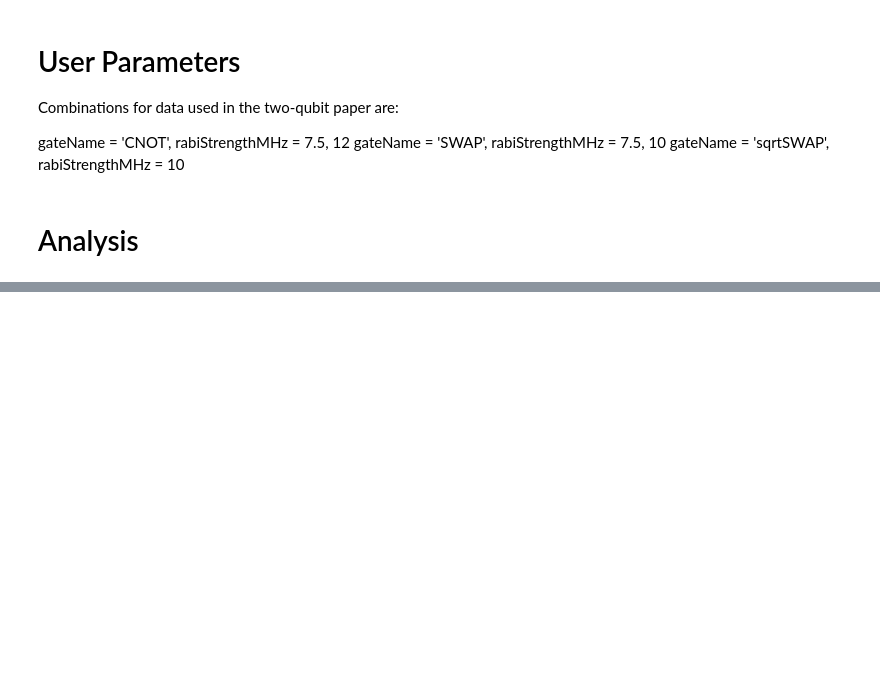
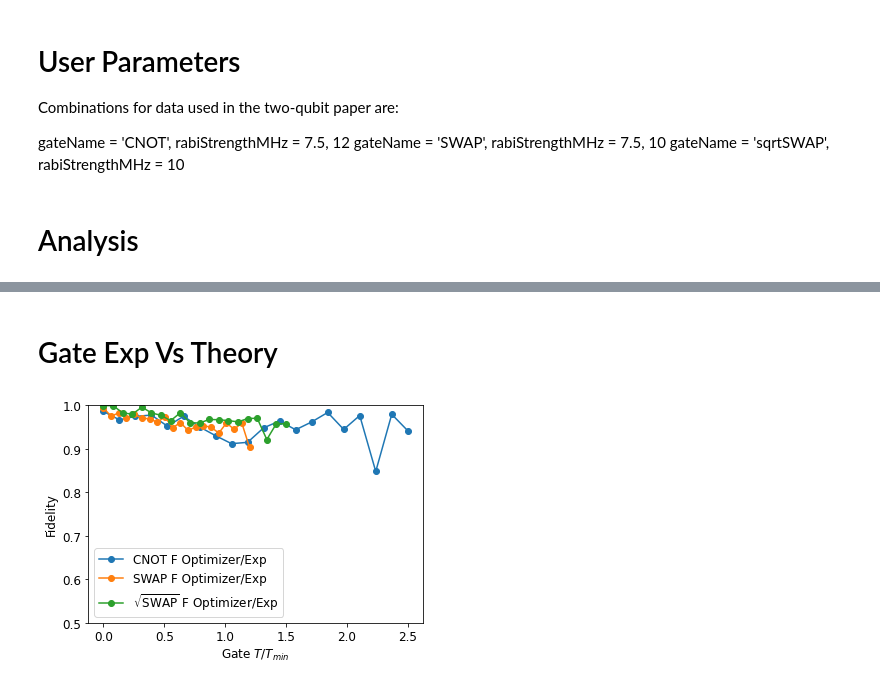
Before and after one commit to Borealis126/MinesExpAnalysis, a Jupyter notebook: analysis.ipynb, the cells around one changed output, grey strips where cells are left out. Drawn from its saved outputs; the diff is of its cells as text; code cells hidden in the pictures; blank space fills up the shorter version.

```diff
--- a/analysis.ipynb
+++ b/analysis.ipynb
@@ -10,10 +14,6 @@ Combinations for data used in the two-qubit paper are:
 gateName = 'CNOT', rabiStrengthMHz = 7.5, 12
 gateName = 'SWAP', rabiStrengthMHz = 7.5, 10
 gateName = 'sqrtSWAP', rabiStrengthMHz = 10
-# %%
-gateName = 'SWAP'
-rabiStrengthMHz = 10
-gateIndices = range(20)
 # %% [markdown]
 # Analysis
 # %%
@@ -58,0 +150,26 @@ fidelityCurve_noise(gateName, rabiStrengthMHz, gateDataVals, IFdict, IFdict_nois
+# %% [markdown]
+# Gate Exp Vs Theory
+# %%
+gateIndices = range(20)
+for exp in exps:
+    gateName, rabiStrengthMHz = exp
+    if gateName == 'sqrtSWAP':
+        labelGateName = '$\sqrt{\mathrm{SWAP}}$'
+    else:
+        labelGateName = gateName
+
+    date, basePath = expLocation(gateName, rabiStrengthMHz)
+    gateDataVals = gateData(gateName, basePath, date, gateIndices)
+    tomos = getTomos(basePath, date, gateIndices, gateDataVals)
+    IFdict = IFs(basePath, date, gateIndices, gateDataVals, tomos)
+
+    plt.plot(gateDataVals['G_T_theory'], 1-IFdict['G_IF_Exp_Theory'], 'o-', label=labelGateName+' F Optimizer/Exp')
+    plt.legend()
+    plt.xlabel('Gate T (units of $\pi/g_z$)')
+    plt.ylabel('Fidelity')
+    plt.ylim(0.5,1)
+    plt.xlabel('Gate $T/T_{min}$')
+plt.savefig('gateExpVsTheory.png', format='png', dpi=600, bbox_inches='tight')
+plt.show()
+# %% [output]
+[figure, added]
```
Also changed, not shown: parts of 13 cells of this notebook, 3 other files.
